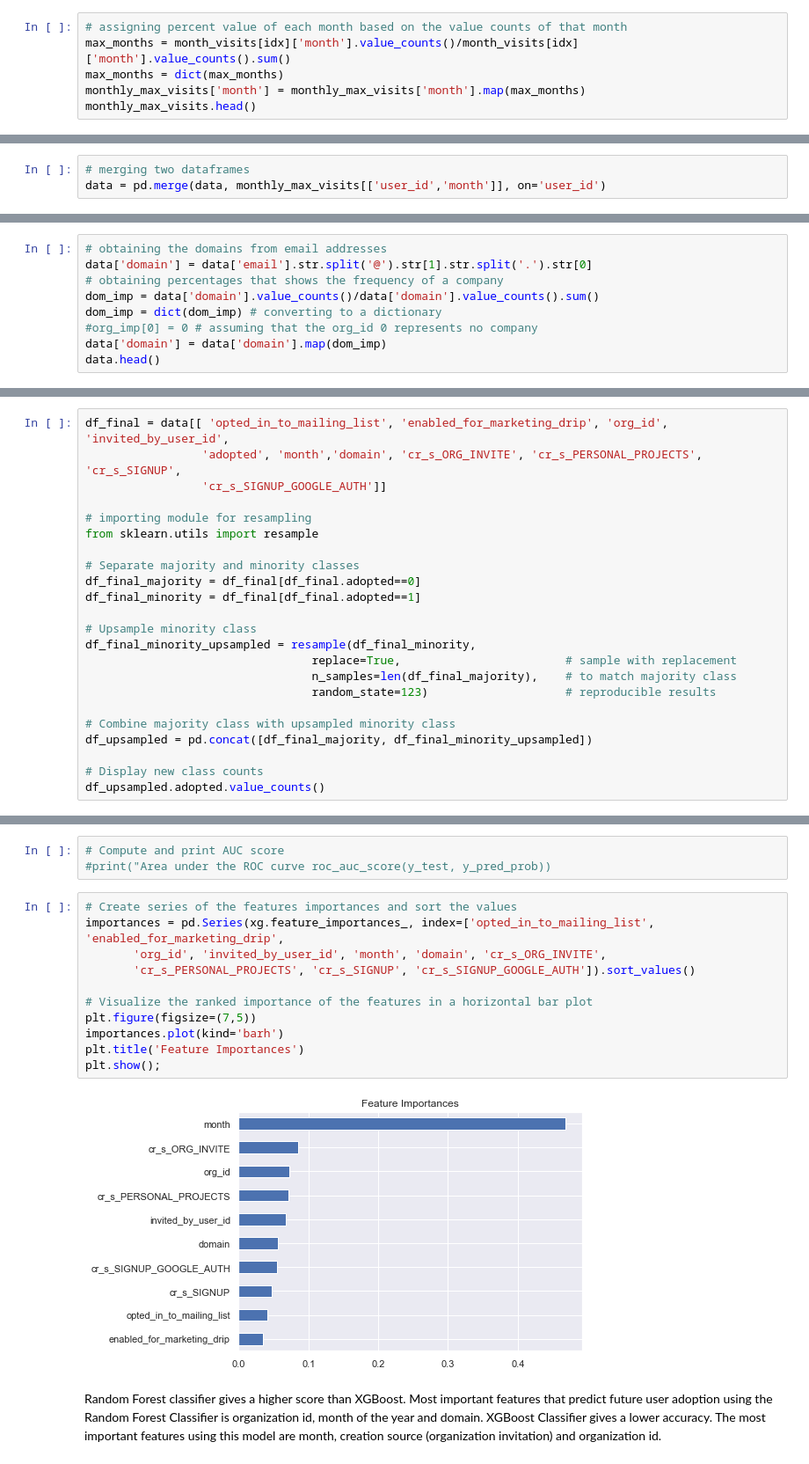
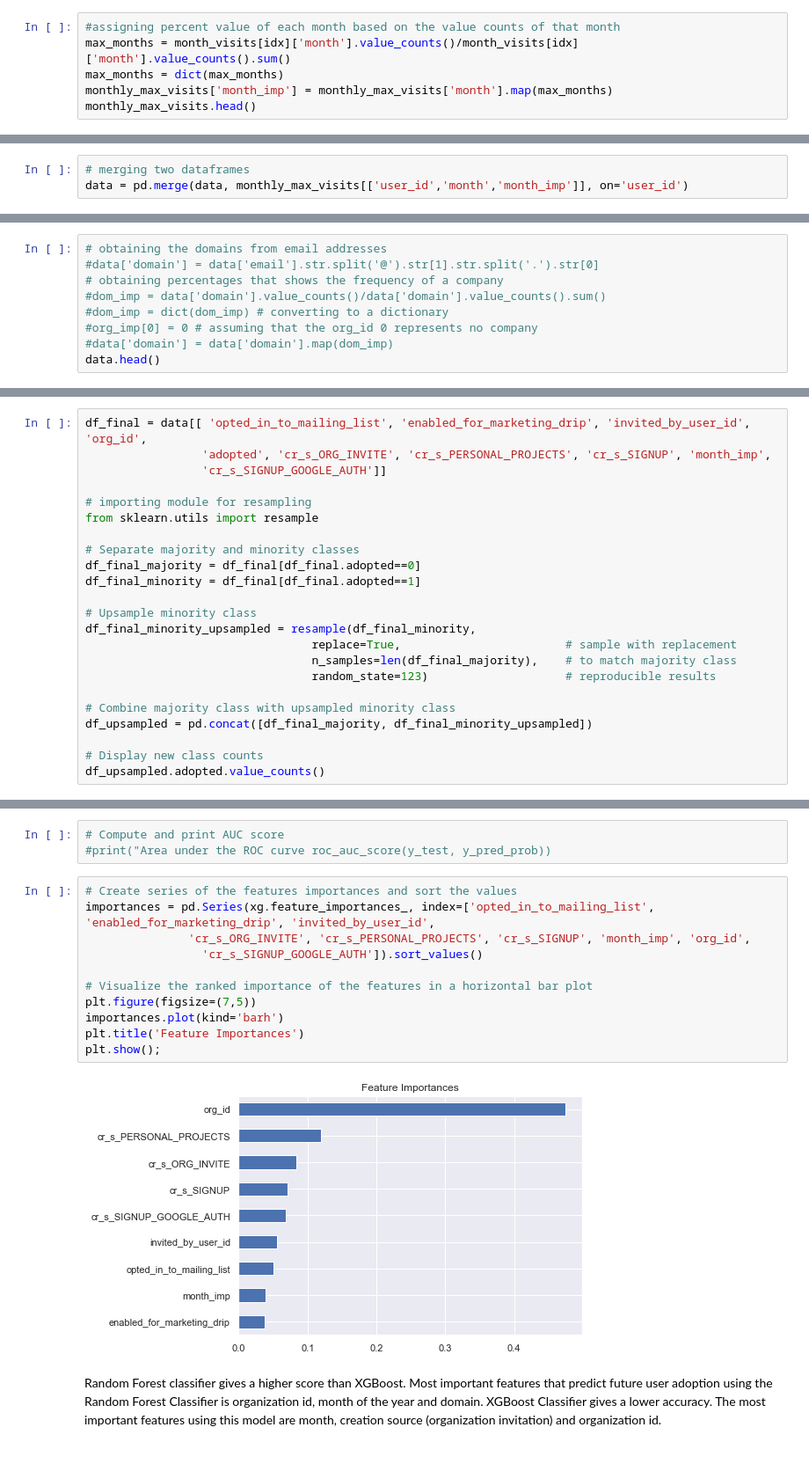
Before and after one commit to mb-la/Take-Home-Challenges, a Jupyter notebook: relax_challenge/relax_data_science_challenge.ipynb, the cells around one changed output, grey strips where cells are left out. Shown at 88% size. Saved outputs shown, nothing was run; the diff lists cells and outputs as text.

```diff
--- a/relax_challenge/relax_data_science_challenge.ipynb
+++ b/relax_challenge/relax_data_science_challenge.ipynb
@@ -239,9 +241,9 @@ monthly_max_visits.head()
 | 7 | 4 | 5 | 1 |
 | 8 | 5 | 1 | 1 |
 # %%
-# assigning percent value of each month based on the value counts of that month
+#assigning percent value of each month based on the value counts of that month
 max_months = month_visits[idx]['month'].value_counts()/month_visits[idx]['month'].value_counts().sum()
 max_months = dict(max_months)
-monthly_max_visits['month'] = monthly_max_visits['month'].map(max_months)
+monthly_max_visits['month_imp'] = monthly_max_visits['month'].map(max_months)
 monthly_max_visits.head()
 # %% [output]
@@ -254,16 +256,16 @@ monthly_max_visits.head()
 # %%
 # merging two dataframes
-data = pd.merge(data, monthly_max_visits[['user_id','month']], on='user_id')
+data = pd.merge(data, monthly_max_visits[['user_id','month','month_imp']], on='user_id')
 # %% [markdown]
 For the '**email**' column I obtained the most frequently used email domains.
 # %%
 # obtaining the domains from email addresses
-data['domain'] = data['email'].str.split('@').str[1].str.split('.').str[0]
+#data['domain'] = data['email'].str.split('@').str[1].str.split('.').str[0]
 # obtaining percentages that shows the frequency of a company
-dom_imp = data['domain'].value_counts()/data['domain'].value_counts().sum()
-dom_imp = dict(dom_imp) # converting to a dictionary
+#dom_imp = data['domain'].value_counts()/data['domain'].value_counts().sum()
+#dom_imp = dict(dom_imp) # converting to a dictionary
 #org_imp[0] = 0 # assuming that the org_id 0 represents no company
-data['domain'] = data['domain'].map(dom_imp)
+#data['domain'] = data['domain'].map(dom_imp)
 data.head()
 # %% [output]
 |  | user_id | creation_time | name | email | last_session_creation_time | opted_in_to_mailing_list | ... |
@@ -311,7 +325,7 @@ Index(['user_id', 'creation_time', 'name', 'email',
       dtype='object')
 # %%
-df_final = data[[ 'opted_in_to_mailing_list', 'enabled_for_marketing_drip', 'org_id', 'invited_by_user_id',
-                 'adopted', 'month','domain', 'cr_s_ORG_INVITE', 'cr_s_PERSONAL_PROJECTS', 'cr_s_SIGNUP',
+df_final = data[[ 'opted_in_to_mailing_list', 'enabled_for_marketing_drip', 'invited_by_user_id', 'org_id',
+                 'adopted', 'cr_s_ORG_INVITE', 'cr_s_PERSONAL_PROJECTS', 'cr_s_SIGNUP', 'month_imp',
                  'cr_s_SIGNUP_GOOGLE_AUTH']]
 
 # importing module for resampling
@@ -521,16 +536,16 @@ plt.show()
 #print("Area under the ROC curve roc_auc_score(y_test, y_pred_prob))
 # %%
 # Create series of the features importances and sort the values
-importances = pd.Series(xg.feature_importances_, index=['opted_in_to_mailing_list', 'enabled_for_marketing_drip',
-       'org_id', 'invited_by_user_id', 'month', 'domain', 'cr_s_ORG_INVITE',
-       'cr_s_PERSONAL_PROJECTS', 'cr_s_SIGNUP', 'cr_s_SIGNUP_GOOGLE_AUTH']).sort_values()
+importances = pd.Series(xg.feature_importances_, index=['opted_in_to_mailing_list', 'enabled_for_marketing_drip', 'invited_by_user_id',
+               'cr_s_ORG_INVITE', 'cr_s_PERSONAL_PROJECTS', 'cr_s_SIGNUP', 'month_imp', 'org_id',
+                 'cr_s_SIGNUP_GOOGLE_AUTH']).sort_values()
 
 # Visualize the ranked importance of the features in a horizontal bar plot
 plt.figure(figsize=(7,5))
 importances.plot(kind='barh')
 plt.title('Feature Importances')
 plt.show();
 # %% [output]
-[figure, old version]
+[figure, new version]
 # %% [markdown]
 Random Forest classifier gives a higher score than XGBoost. Most important features that predict future user adoption using the Random Forest Classifier is organization id, month of the year and domain. XGBoost Classifier gives a lower accuracy. The most important features using this model are month, creation source (organization invitation) and organization id.
```
Also changed, not shown: parts of 22 cells of this notebook.
